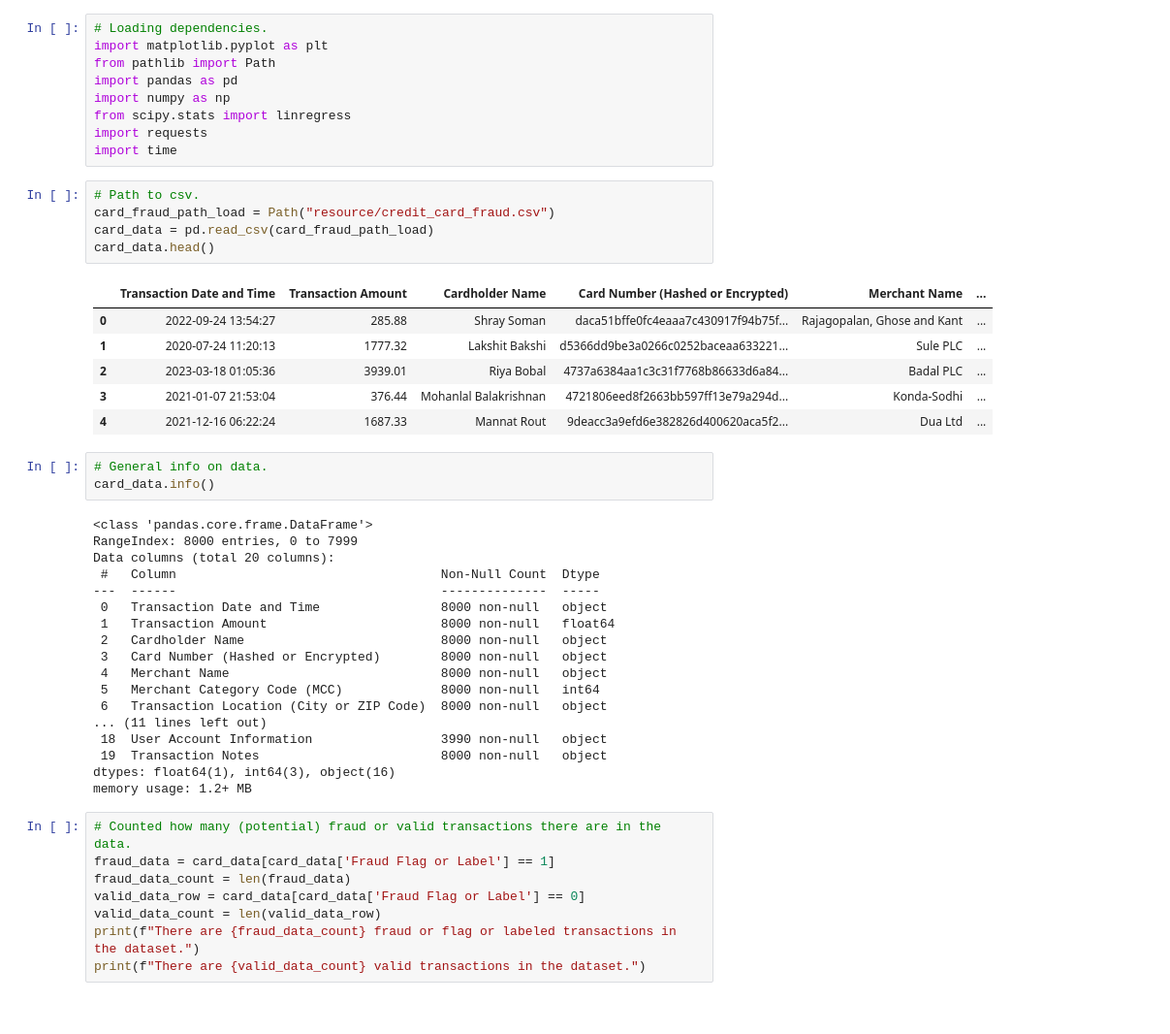
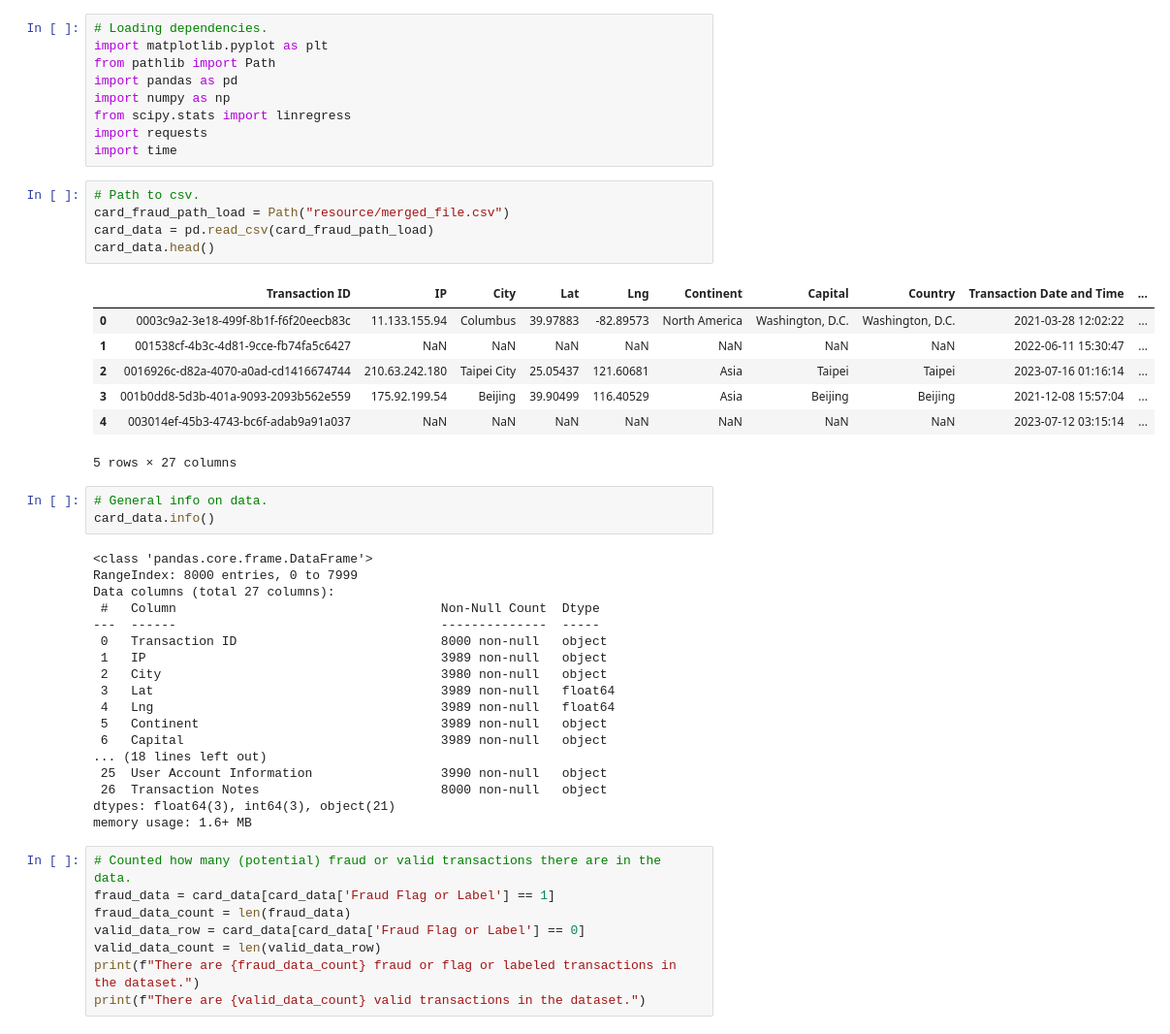
Before and after one commit to Ernawaty2024/project_1_CC_Fraud_analysis, a Jupyter notebook: project1.ipynb, the cells around one changed output. Shown at 97% size. Cells and saved outputs as stored; diff of their text form.

```diff
--- a/project1.ipynb
+++ b/project1.ipynb
@@ -9,37 +9,38 @@ import requests
 import time
 # %%
 # Path to csv.
-card_fraud_path_load = Path("resource/credit_card_fraud.csv")
+card_fraud_path_load = Path("resource/merged_file.csv")
 card_data = pd.read_csv(card_fraud_path_load)
 card_data.head()
 # %% [output]
-|  | Transaction Date and Time | Transaction Amount | Cardholder Name | Card Number (Hashed or Encrypted) | Merchant Name | ... |
-| 0 | 2022-09-24 13:54:27 | 285.88 | Shray Soman | daca51bffe0fc4eaaa7c430917f94b75f... | Rajagopalan, Ghose and Kant | ... |
-| 1 | 2020-07-24 11:20:13 | 1777.32 | Lakshit Bakshi | d5366dd9be3a0266c0252baceaa633221... | Sule PLC | ... |
-| 2 | 2023-03-18 01:05:36 | 3939.01 | Riya Bobal | 4737a6384aa1c3c31f7768b86633d6a84... | Badal PLC | ... |
-| 3 | 2021-01-07 21:53:04 | 376.44 | Mohanlal Balakrishnan | 4721806eed8f2663bb597ff13e79a294d... | Konda-Sodhi | ... |
-| 4 | 2021-12-16 06:22:24 | 1687.33 | Mannat Rout | 9deacc3a9efd6e382826d400620aca5f2... | Dua Ltd | ... |
+|  | Transaction ID | IP | City | Lat | Lng | Continent | Capital | Country | Transaction Date and Time | ... |
+| 0 | 0003c9a2-3e18-499f-8b1f-f6f20eecb83c | 11.133.155.94 | Columbus | 39.97883 | -82.89573 | North America | Washington, D.C. | Washington, D.C. | 2021-03-28 12:02:22 | ... |
+| 1 | 001538cf-4b3c-4d81-9cce-fb74fa5c6427 | NaN | NaN | NaN | NaN | NaN | NaN | NaN | 2022-06-11 15:30:47 | ... |
+| 2 | 0016926c-d82a-4070-a0ad-cd1416674744 | 210.63.242.180 | Taipei City | 25.05437 | 121.60681 | Asia | Taipei | Taipei | 2023-07-16 01:16:14 | ... |
+| 3 | 001b0dd8-5d3b-401a-9093-2093b562e559 | 175.92.199.54 | Beijing | 39.90499 | 116.40529 | Asia | Beijing | Beijing | 2021-12-08 15:57:04 | ... |
+| 4 | 003014ef-45b3-4743-bc6f-adab9a91a037 | NaN | NaN | NaN | NaN | NaN | NaN | NaN | 2023-07-12 03:15:14 | ... |
+5 rows × 27 columns
 # %%
 # General info on data.
 card_data.info()
 # %% [output]
 <class 'pandas.core.frame.DataFrame'>
 RangeIndex: 8000 entries, 0 to 7999
-Data columns (total 20 columns):
+Data columns (total 27 columns):
  #   Column                                   Non-Null Count  Dtype
 ---  ------                                   --------------  -----
- 0   Transaction Date and Time                8000 non-null   object
- 1   Transaction Amount                       8000 non-null   float64
- 2   Cardholder Name                          8000 non-null   object
- 3   Card Number (Hashed or Encrypted)        8000 non-null   object
- 4   Merchant Name                            8000 non-null   object
- 5   Merchant Category Code (MCC)             8000 non-null   int64
- 6   Transaction Location (City or ZIP Code)  8000 non-null   object
-... (11 lines left out)
- 18  User Account Information                 3990 non-null   object
- 19  Transaction Notes                        8000 non-null   object
-dtypes: float64(1), int64(3), object(16)
-memory usage: 1.2+ MB
+ 0   Transaction ID                           8000 non-null   object
+ 1   IP                                       3989 non-null   object
+ 2   City                                     3980 non-null   object
+ 3   Lat                                      3989 non-null   float64
+ 4   Lng                                      3989 non-null   float64
+ 5   Continent                                3989 non-null   object
+ 6   Capital                                  3989 non-null   object
+... (18 lines left out)
+ 25  User Account Information                 3990 non-null   object
+ 26  Transaction Notes                        8000 non-null   object
+dtypes: float64(3), int64(3), object(21)
+memory usage: 1.6+ MB
 # %%
 # Counted how many (potential) fraud or valid transactions there are in the data.
 fraud_data = card_data[card_data['Fraud Flag or Label'] == 1]
```
Also changed, not shown: parts of 9 cells of this notebook, 1 other file.
